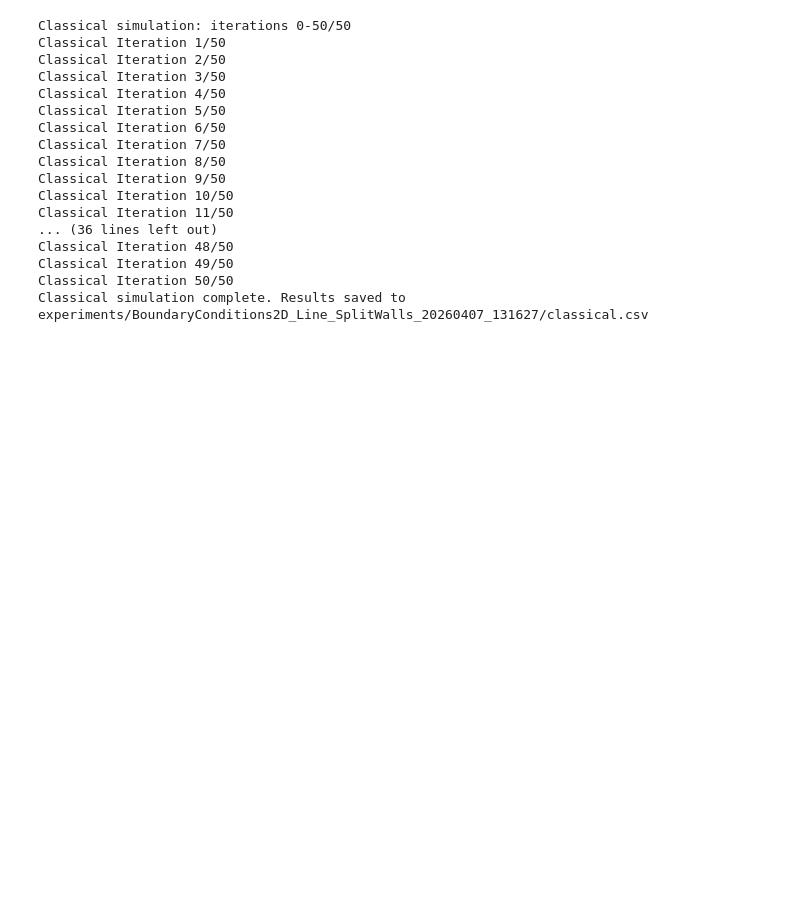
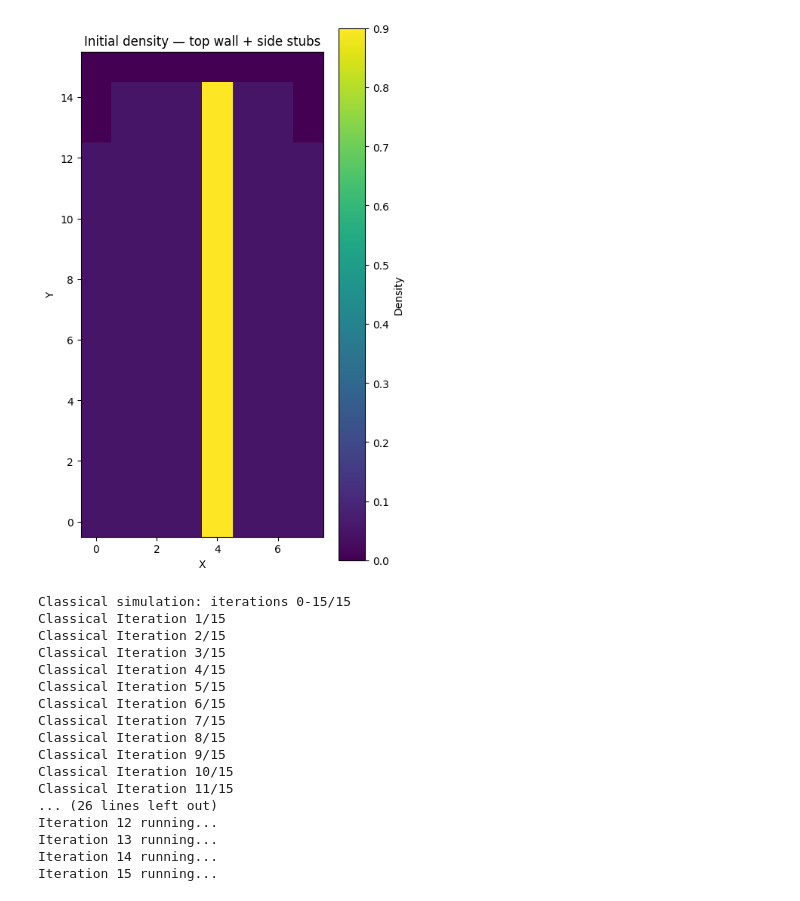
Before and after one commit to widdrr/qlbm, a Jupyter notebook: BoundaryConditions2D.ipynb, the cells around one changed output. Saved outputs shown, nothing was run; the diff lists cells and outputs as text; code cells hidden in the pictures; blank space fills up the shorter version.

Commit message:
experiments + changes

```diff
--- a/BoundaryConditions2D.ipynb
+++ b/BoundaryConditions2D.ipynb
@@ -16,7 +13,7 @@ The autoreload extension is already loaded. To reload it, use:
 # %%
 # ── Lattice ──────────────────────────────────────────────────────────
 EXPERIMENT_NAME = "BoundaryConditions2D_TopWall"
-NUM_ITERATIONS  = 50
+NUM_ITERATIONS  = 15
 
 # D2Q5
 links          = [[0, 0], [1, 0], [-1, 0], [0, 1], [0, -1]]
@@ -70,33 +67,35 @@ SIDE_WALL_DEPTH = 2  # how many cells of side wall below the top corner
 for x in range(1, Nx - 1):
     apply_wall(bc, x, Ny - 2, UP, DOWN, blocked=set())
 
 # Left side wall stub: BC nodes at x=1, for top few rows
 for y in range(Ny - 2, Ny - 2 - SIDE_WALL_DEPTH, -1):
     blocked = {UP} if y == Ny - 2 else set()  # corner: UP already redirected
     apply_wall(bc, 1, y, LEFT, RIGHT, blocked=blocked)
 
 # Right side wall stub: BC nodes at x=Nx-2, for top few rows
 for y in range(Ny - 2, Ny - 2 - SIDE_WALL_DEPTH, -1):
     blocked = {UP} if y == Ny - 2 else set()
     apply_wall(bc, Nx - 2, y, RIGHT, LEFT, blocked=blocked)
 
 boundary_conditions = bc
 
 # ── Velocity field — uniform upward push ───────────────────────────────
 velocity = np.zeros((2, *GRID_SIZE))
 velocity[1, :, :] = 0.3
 
 config = [
     (NUM_ITERATIONS, velocity, links, weights, speed_of_sound, boundary_conditions),
 ]
 
 # Quick sanity-check plot
 fig, ax = plt.subplots(figsize=(5, 8))
 im = ax.imshow(initial_density.T, cmap='viridis', origin='lower')
 plt.colorbar(im, ax=ax, label='Density')
 ax.set_title('Initial density — top wall + side stubs')
 ax.set_xlabel('X'); ax.set_ylabel('Y')
 plt.tight_layout(); plt.show()
+# %% [output]
+[figure, added]
 # %%
 timestamp  = datetime.now().strftime("%Y%m%d_%H%M%S")
 dirname    = f"experiments/{EXPERIMENT_NAME}_{timestamp}"
@@ -108,23 +107,23 @@ quantum_csv   = f"{dirname}/quantum.csv"
 qlbm.simulate_flow_classical(initial_density, config, classical_csv)
 qlbm.simulate_flow(initial_density, config, quantum_csv)
 # %% [output]
-Classical simulation: iterations 0-50/50
-Classical Iteration 1/50
-Classical Iteration 2/50
-Classical Iteration 3/50
-Classical Iteration 4/50
-Classical Iteration 5/50
-Classical Iteration 6/50
-Classical Iteration 7/50
-Classical Iteration 8/50
-Classical Iteration 9/50
-Classical Iteration 10/50
-Classical Iteration 11/50
-... (36 lines left out)
-Classical Iteration 48/50
-Classical Iteration 49/50
-Classical Iteration 50/50
-Classical simulation complete. Results saved to experiments/BoundaryConditions2D_Line_SplitWalls_20260407_131627/classical.csv
+Classical simulation: iterations 0-15/15
+Classical Iteration 1/15
+Classical Iteration 2/15
+Classical Iteration 3/15
+Classical Iteration 4/15
+Classical Iteration 5/15
+Classical Iteration 6/15
+Classical Iteration 7/15
+Classical Iteration 8/15
+Classical Iteration 9/15
+Classical Iteration 10/15
+Classical Iteration 11/15
+... (26 lines left out)
+Iteration 12 running...
+Iteration 13 running...
+Iteration 14 running...
+Iteration 15 running...
 # %%
 # Side-by-side snapshots (classical vs quantum)
 snapshot_iters = [0, NUM_ITERATIONS // 4, NUM_ITERATIONS // 2, NUM_ITERATIONS - 1]
```
Also changed, not shown: parts of 6 cells of this notebook, 14 other files.
